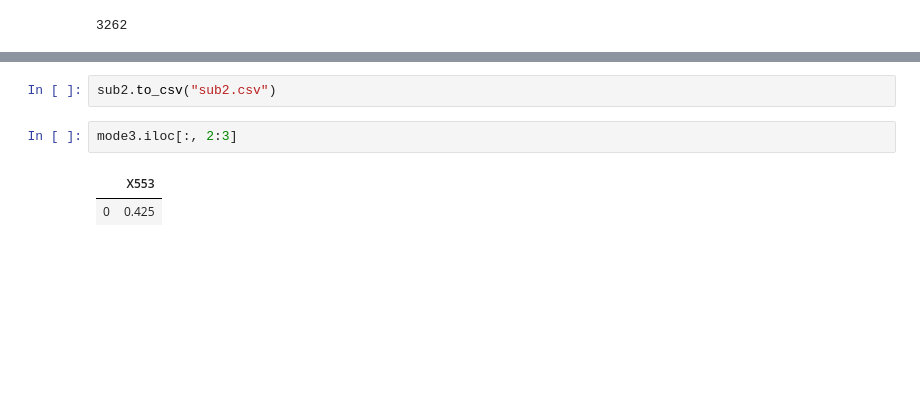
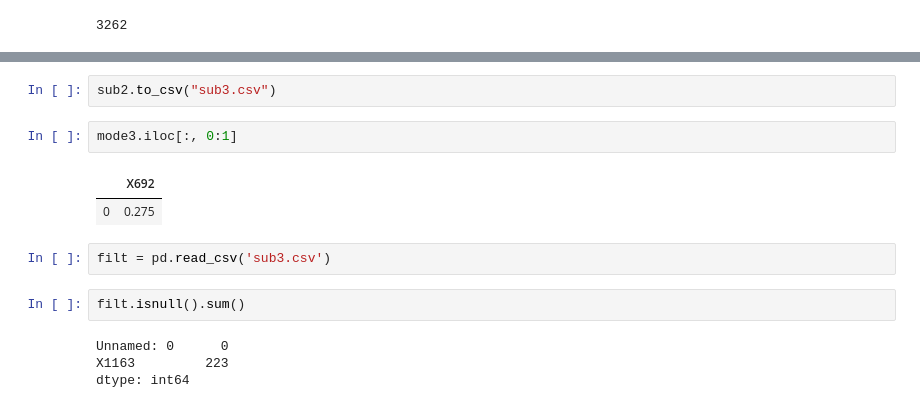
Before and after one commit to noc1992/Python_alone, a Jupyter notebook: Dacon_Proj/Dacon.ipynb, the cells around one changed output, grey strips where cells are left out. Drawn from its saved outputs; the diff is of its cells as text; blank space fills up the shorter version.

```diff
--- a/Dacon_Proj/Dacon.ipynb
+++ b/Dacon_Proj/Dacon.ipynb
@@ -143,7 +181,15 @@ for i in tqdm_notebook(range(0,1285)):
 # %%
-sub2.to_csv("sub2.csv")
+sub2.to_csv("sub3.csv")
 # %%
-mode3.iloc[:, 2:3]
+mode3.iloc[:, 0:1]
 # %% [output]
-|  | X553 |
-| 0 | 0.425 |
+|  | X692 |
+| 0 | 0.275 |
+# %%
+filt = pd.read_csv('sub3.csv')
+# %%
+filt.isnull().sum()
+# %% [output]
+Unnamed: 0      0
+X1163         223
+dtype: int64
```
Also changed, not shown: parts of 9 cells of this notebook.
